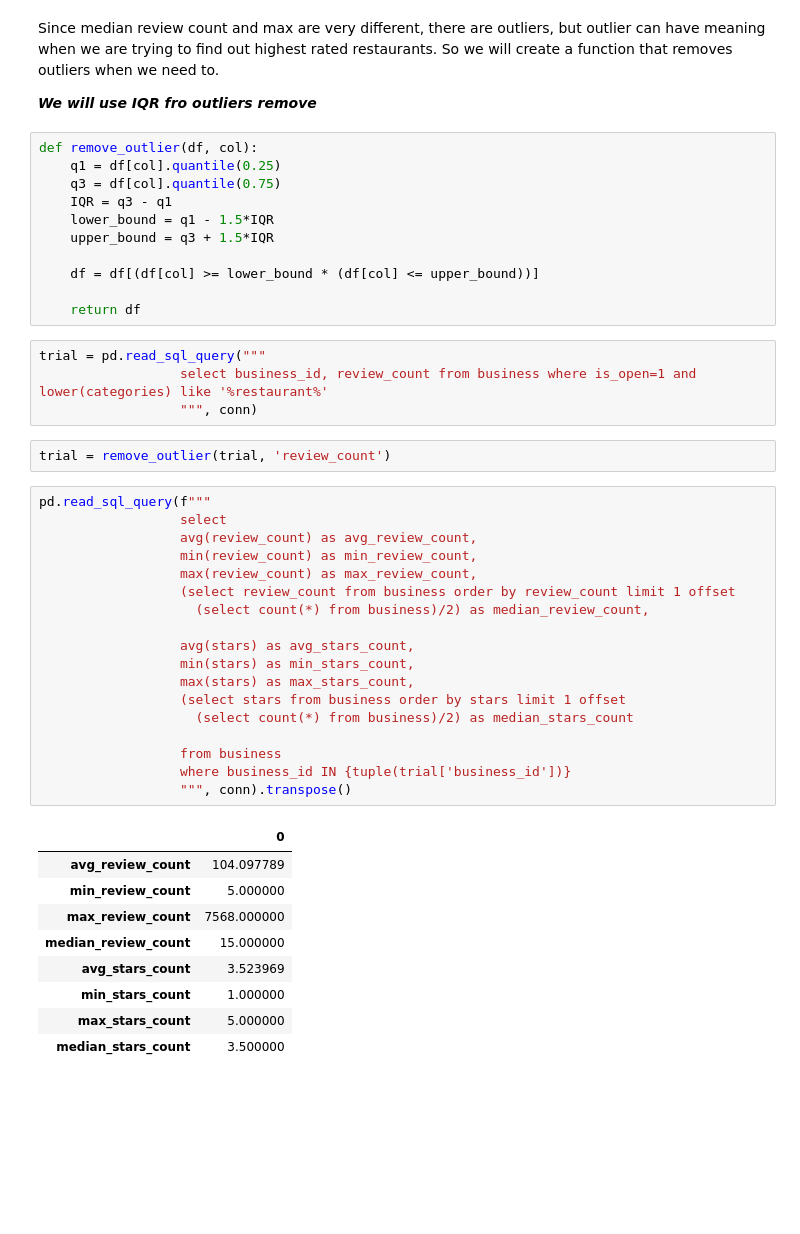
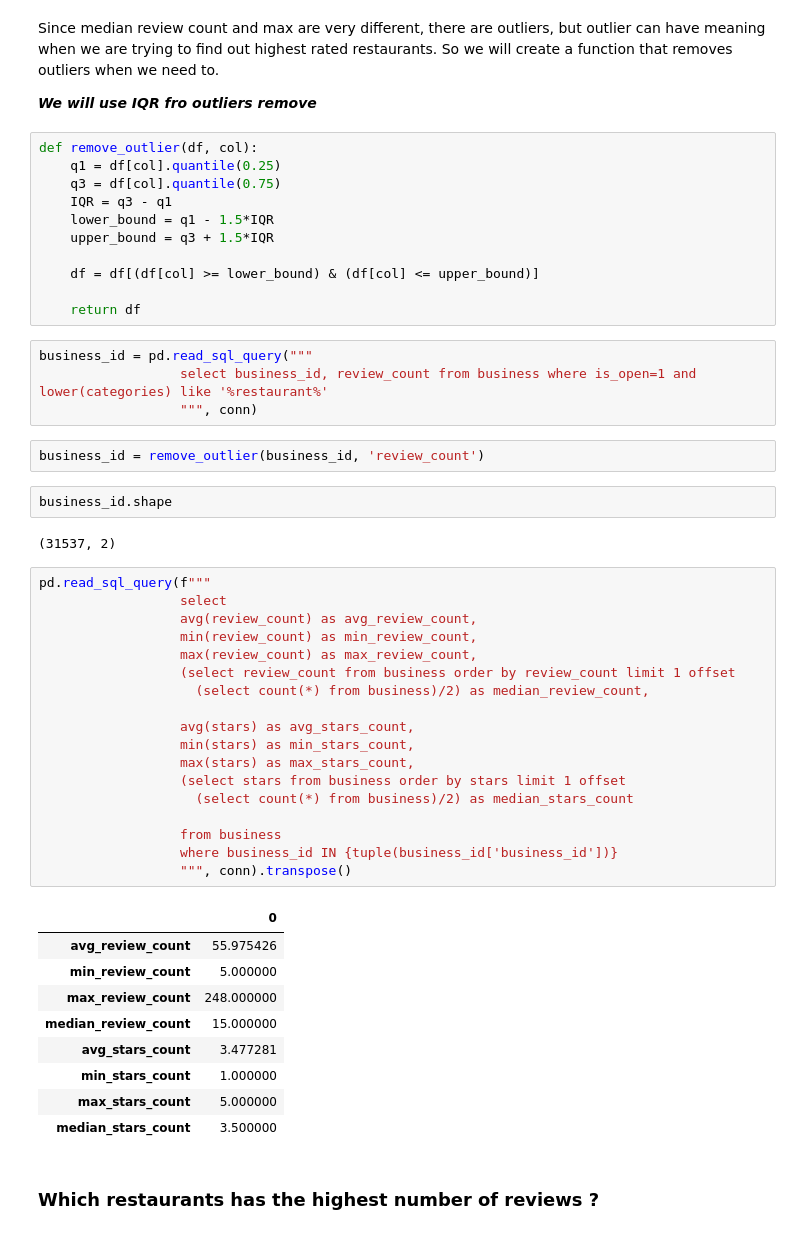
Before and after one commit to aliarafat1000/sql-restaurant-yelp, a Jupyter notebook: yelp-restaurant-analysis.ipynb, the cells around one changed output. Cells and saved outputs as stored; diff of their text form; blank space fills up the shorter version.

```diff
--- a/yelp-restaurant-analysis.ipynb
+++ b/yelp-restaurant-analysis.ipynb
@@ -202,40 +207,46 @@ def remove_outlier(df, col):
     lower_bound = q1 - 1.5*IQR
     upper_bound = q3 + 1.5*IQR
 
-    df = df[(df[col] >= lower_bound * (df[col] <= upper_bound))]
+    df = df[(df[col] >= lower_bound) & (df[col] <= upper_bound)]
 
     return df
 # %%
-trial = pd.read_sql_query("""
+business_id = pd.read_sql_query("""
                   select business_id, review_count from business where is_open=1 and lower(categories) like '%restaurant%'
                   """, conn)
 # %%
-trial = remove_outlier(trial, 'review_count')
+business_id = remove_outlier(business_id, 'review_count')
+# %%
+business_id.shape
+# %% [output]
+(31537, 2)
 # %%
 pd.read_sql_query(f"""
                   select
                   avg(review_count) as avg_review_count,
                   min(review_count) as min_review_count,
                   max(review_count) as max_review_count,
                   (select review_count from business order by review_count limit 1 offset
                     (select count(*) from business)/2) as median_review_count,
 
                   avg(stars) as avg_stars_count,
                   min(stars) as min_stars_count,
                   max(stars) as max_stars_count,
                   (select stars from business order by stars limit 1 offset
                     (select count(*) from business)/2) as median_stars_count
 
                   from business
-                  where business_id IN {tuple(trial['business_id'])}
+                  where business_id IN {tuple(business_id['business_id'])}
                   """, conn).transpose()
 # %% [output]
 |  | 0 |
-| avg_review_count | 104.097789 |
+| avg_review_count | 55.975426 |
 | min_review_count | 5.000000 |
-| max_review_count | 7568.000000 |
+| max_review_count | 248.000000 |
 | median_review_count | 15.000000 |
-| avg_stars_count | 3.523969 |
+| avg_stars_count | 3.477281 |
 | min_stars_count | 1.000000 |
 | max_stars_count | 5.000000 |
 | median_stars_count | 3.500000 |
+# %% [markdown]
+### Which restaurants has the highest number of reviews ?
```
Also changed, not shown: parts of 37 cells of this notebook, 2 other files.
